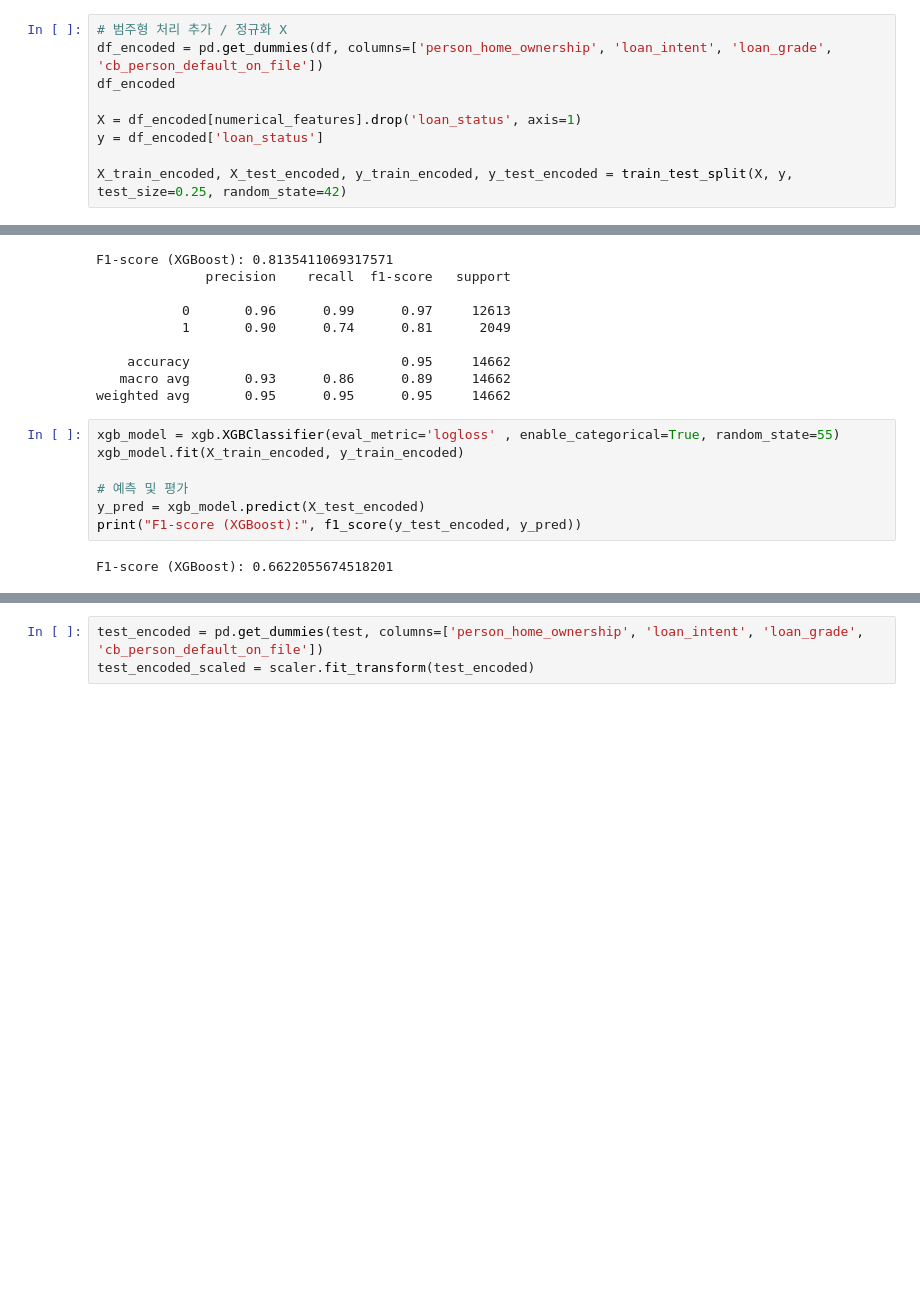
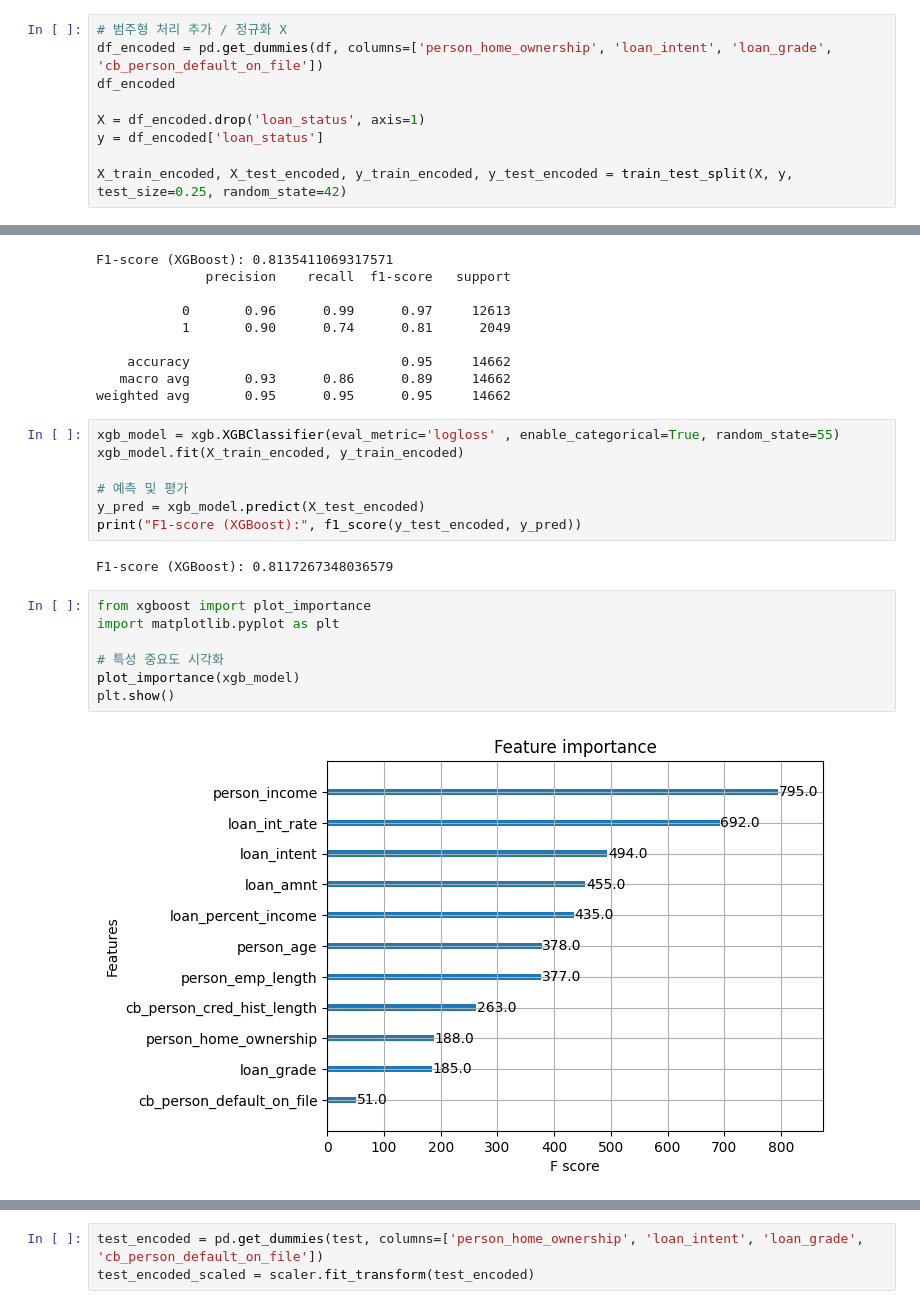
Before and after one commit to DevCorse-04/Devcourse4-3TP-DA, a Jupyter notebook: lkm_ml.ipynb, the cells around one changed output, grey strips where cells are left out. Cells and saved outputs as stored; diff of their text form; blank space fills up the shorter version.

```diff
--- a/lkm_ml.ipynb
+++ b/lkm_ml.ipynb
@@ -99,7 +99,7 @@ X_test_final = pd.concat([X_test_scaled_df, categorical_data.loc[X_test.index]],
 df_encoded = pd.get_dummies(df, columns=['person_home_ownership', 'loan_intent', 'loan_grade', 'cb_person_default_on_file'])
 df_encoded
 
-X = df_encoded[numerical_features].drop('loan_status', axis=1)
+X = df_encoded.drop('loan_status', axis=1)
 y = df_encoded['loan_status']
 
 X_train_encoded, X_test_encoded, y_train_encoded, y_test_encoded = train_test_split(X, y, test_size=0.25, random_state=42)
@@ -231,4 +239,13 @@ xgb_model.fit(X_train_encoded, y_train_encoded)
 y_pred = xgb_model.predict(X_test_encoded)
 print("F1-score (XGBoost):", f1_score(y_test_encoded, y_pred))
 # %% [output]
-F1-score (XGBoost): 0.6622055674518201
+F1-score (XGBoost): 0.8117267348036579
+# %%
+from xgboost import plot_importance
+import matplotlib.pyplot as plt
+
+# 특성 중요도 시각화
+plot_importance(xgb_model)
+plt.show()
+# %% [output]
+[figure, added]
```
Also changed, not shown: parts of 12 cells of this notebook, 1 other file.
